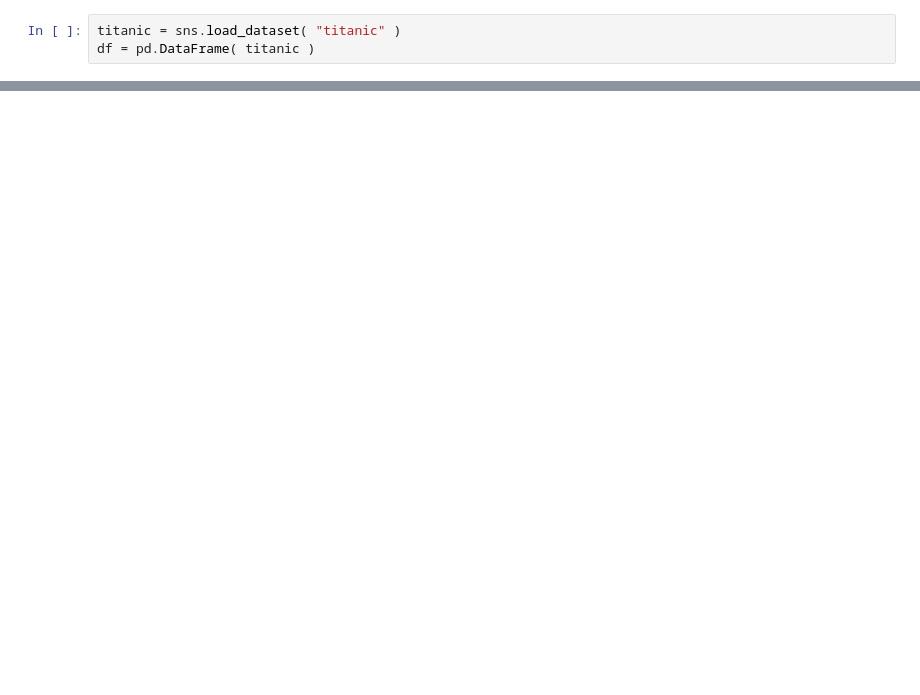
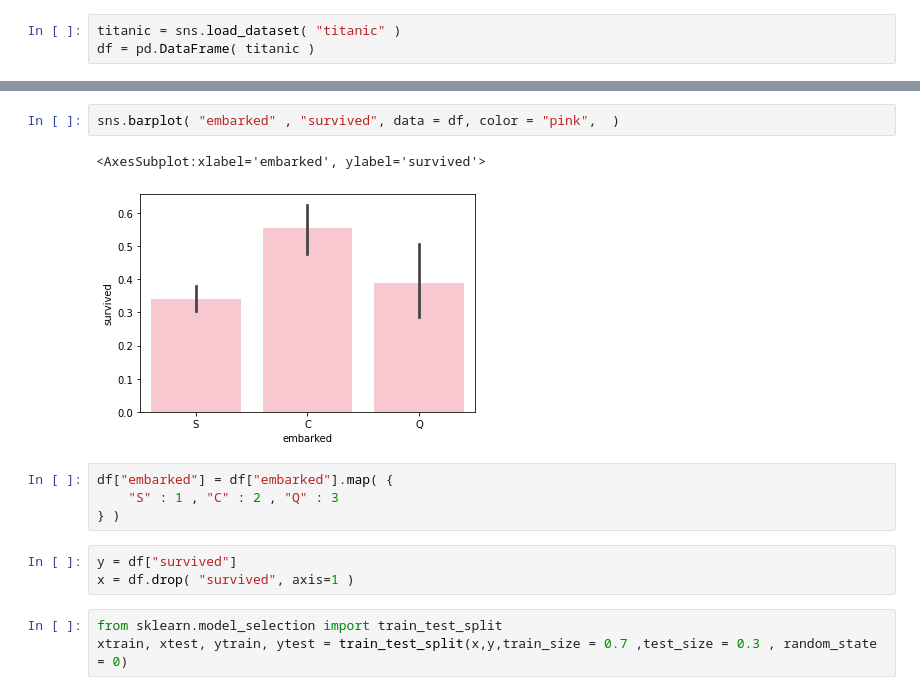
Before and after one commit to LiteShake/AI-Tasks, a Jupyter notebook: Task 5/Question 1.ipynb, the cells around one changed output, grey strips where cells are left out. Cells and saved outputs as stored; diff of their text form; blank space fills up the shorter version.

```diff
--- a/Task 5/Question 1.ipynb
+++ b/Task 5/Question 1.ipynb
@@ -23,0 +163,15 @@ df
+# %%
+sns.barplot( "embarked" , "survived", data = df, color = "pink",  )
+# %% [output]
+<AxesSubplot:xlabel='embarked', ylabel='survived'>
+[figure, added]
+# %%
+df["embarked"] = df["embarked"].map( {
+    "S" : 1 , "C" : 2 , "Q" : 3
+} )
+# %%
+y = df["survived"]
+x = df.drop( "survived", axis=1 )
+# %%
+from sklearn.model_selection import train_test_split
+xtrain, xtest, ytrain, ytest = train_test_split(x,y,train_size = 0.7 ,test_size = 0.3 , random_state = 0)
```
Also changed, not shown: parts of 23 cells of this notebook, 1 other file.
